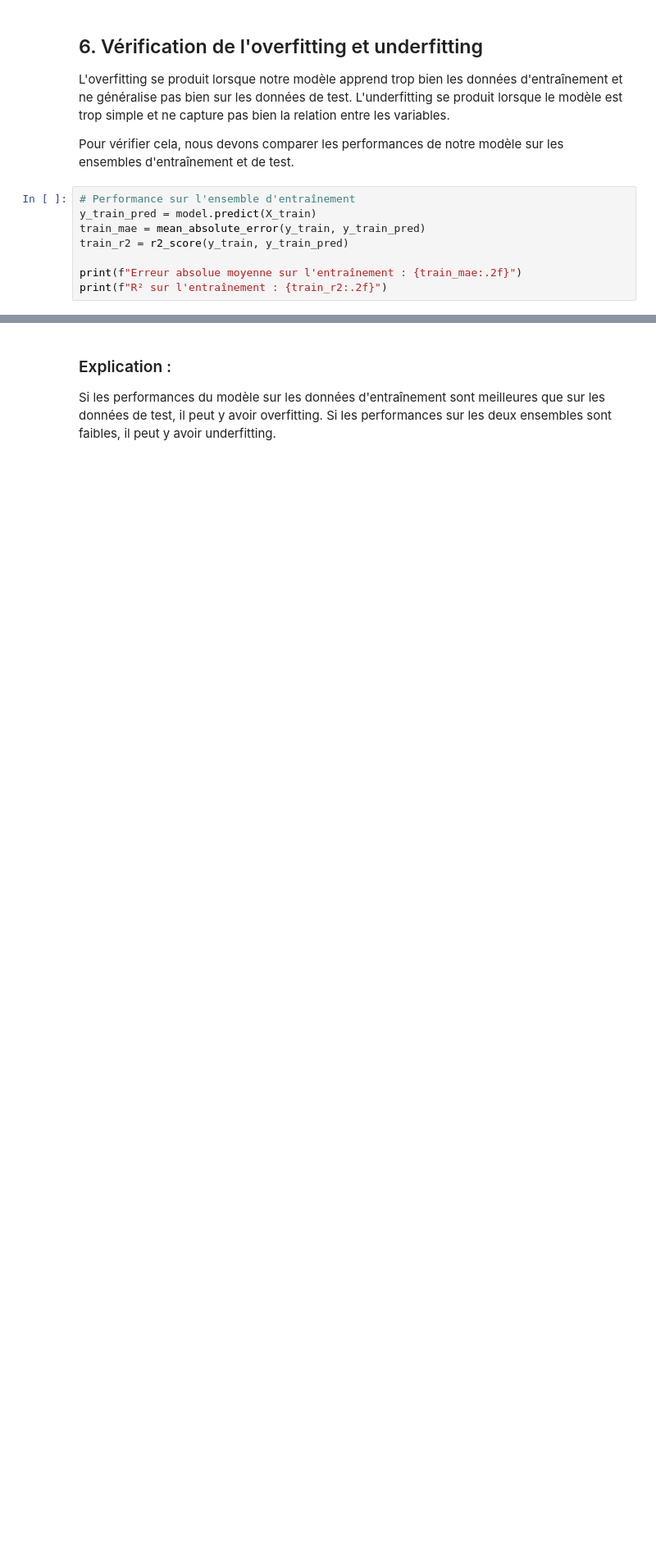
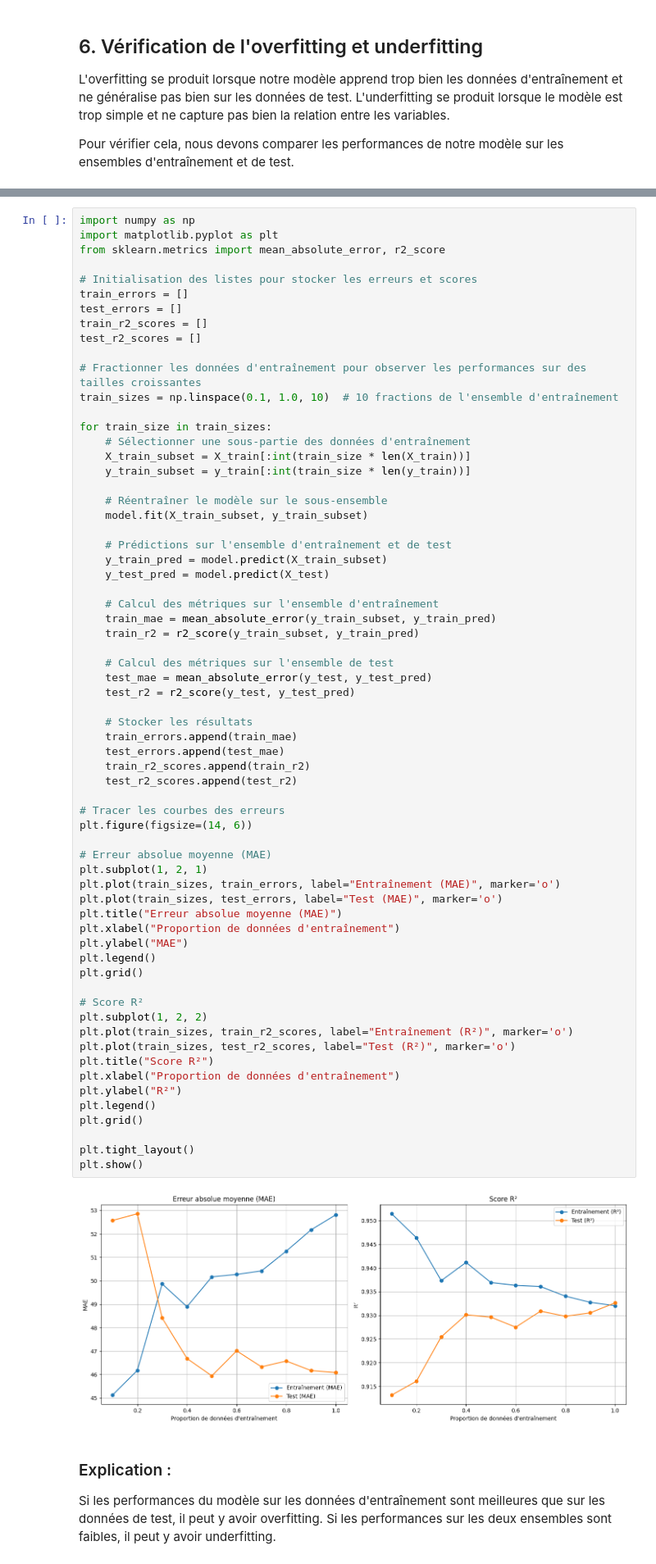
Before and after one commit to emilienbld/Linear_Regression, a Jupyter notebook: prix_maisons.ipynb, the cells around one changed output, grey strips where cells are left out. Shown at 82% size. Saved outputs shown, nothing was run; the diff lists cells and outputs as text; blank space fills up the shorter version.

```diff
--- a/prix_maisons.ipynb
+++ b/prix_maisons.ipynb
@@ -309,11 +317,3 @@ Bien que la régression linéaire soit un modèle simple, nous pouvons aussi exp
 L'overfitting se produit lorsque notre modèle apprend trop bien les données d'entraînement et ne généralise pas bien sur les données de test. L'underfitting se produit lorsque le modèle est trop simple et ne capture pas bien la relation entre les variables.
 
 Pour vérifier cela, nous devons comparer les performances de notre modèle sur les ensembles d'entraînement et de test.
-# %%
-# Performance sur l'ensemble d'entraînement
-y_train_pred = model.predict(X_train)
-train_mae = mean_absolute_error(y_train, y_train_pred)
-train_r2 = r2_score(y_train, y_train_pred)
-
-print(f"Erreur absolue moyenne sur l'entraînement : {train_mae:.2f}")
-print(f"R² sur l'entraînement : {train_r2:.2f}")
@@ -323,3 +320,70 @@ R² sur l'entraînement : 0.93
+# %%
+import numpy as np
+import matplotlib.pyplot as plt
+from sklearn.metrics import mean_absolute_error, r2_score
+
+# Initialisation des listes pour stocker les erreurs et scores
+train_errors = []
+test_errors = []
+train_r2_scores = []
+test_r2_scores = []
+
+# Fractionner les données d'entraînement pour observer les performances sur des tailles croissantes
+train_sizes = np.linspace(0.1, 1.0, 10)  # 10 fractions de l'ensemble d'entraînement
+
+for train_size in train_sizes:
+    # Sélectionner une sous-partie des données d'entraînement
+    X_train_subset = X_train[:int(train_size * len(X_train))]
+    y_train_subset = y_train[:int(train_size * len(y_train))]
+
+    # Réentraîner le modèle sur le sous-ensemble
+    model.fit(X_train_subset, y_train_subset)
+
+    # Prédictions sur l'ensemble d'entraînement et de test
+    y_train_pred = model.predict(X_train_subset)
+    y_test_pred = model.predict(X_test)
+
+    # Calcul des métriques sur l'ensemble d'entraînement
+    train_mae = mean_absolute_error(y_train_subset, y_train_pred)
+    train_r2 = r2_score(y_train_subset, y_train_pred)
+
+    # Calcul des métriques sur l'ensemble de test
+    test_mae = mean_absolute_error(y_test, y_test_pred)
+    test_r2 = r2_score(y_test, y_test_pred)
+
+    # Stocker les résultats
+    train_errors.append(train_mae)
+    test_errors.append(test_mae)
+    train_r2_scores.append(train_r2)
+    test_r2_scores.append(test_r2)
+
+# Tracer les courbes des erreurs
+plt.figure(figsize=(14, 6))
+
+# Erreur absolue moyenne (MAE)
+plt.subplot(1, 2, 1)
+plt.plot(train_sizes, train_errors, label="Entraînement (MAE)", marker='o')
+plt.plot(train_sizes, test_errors, label="Test (MAE)", marker='o')
+plt.title("Erreur absolue moyenne (MAE)")
+plt.xlabel("Proportion de données d'entraînement")
+plt.ylabel("MAE")
+plt.legend()
+plt.grid()
+
+# Score R²
+plt.subplot(1, 2, 2)
+plt.plot(train_sizes, train_r2_scores, label="Entraînement (R²)", marker='o')
+plt.plot(train_sizes, test_r2_scores, label="Test (R²)", marker='o')
+plt.title("Score R²")
+plt.xlabel("Proportion de données d'entraînement")
+plt.ylabel("R²")
+plt.legend()
+plt.grid()
+
+plt.tight_layout()
+plt.show()
+# %% [output]
+[figure, added]
 # %% [markdown]
 ### Explication :
 
```
Also changed, not shown: parts of 5 cells of this notebook.
